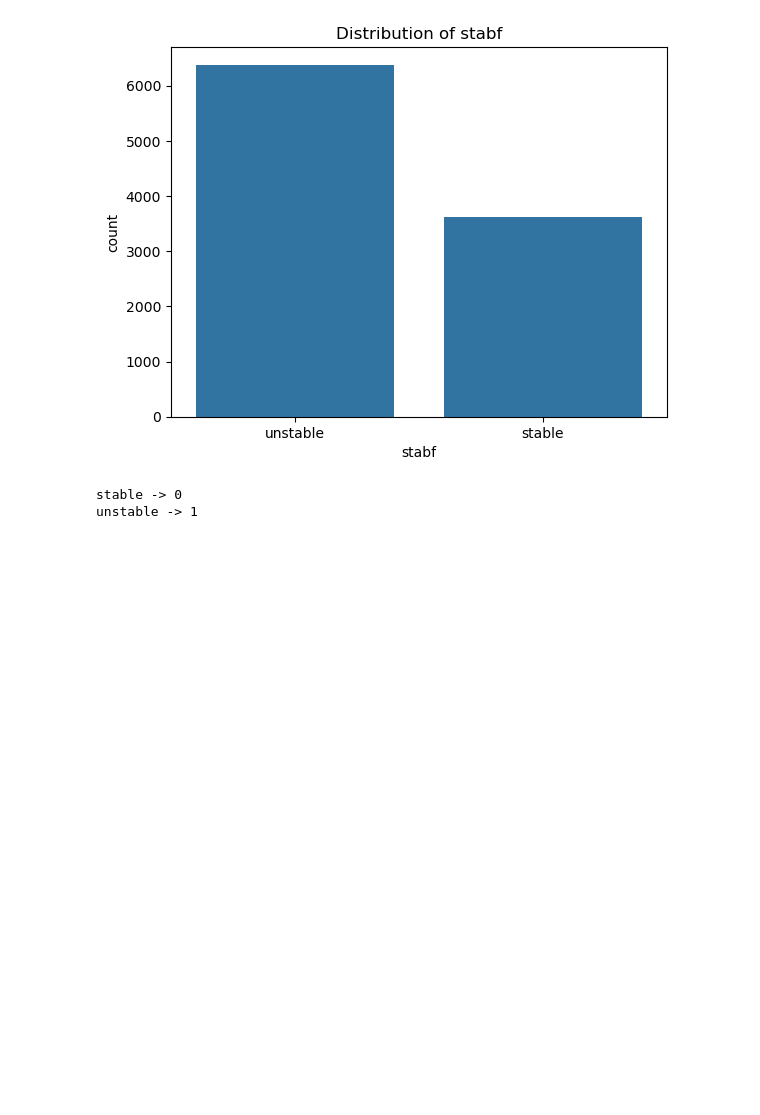
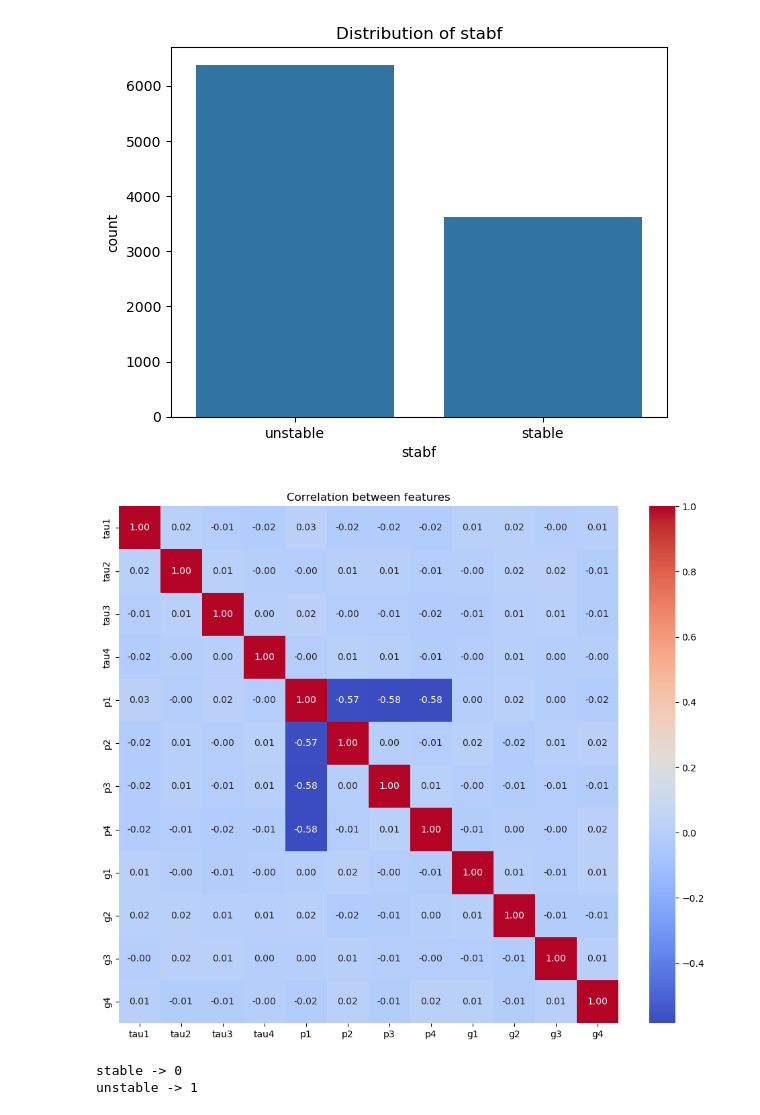
Before and after one commit to anj1704/Electrical-Grid-Stability-Simulated-Data-Analysis, a Jupyter notebook: processing.ipynb, the cells around one changed output. Saved outputs shown, nothing was run; the diff lists cells and outputs as text; code cells hidden in the pictures; blank space fills up the shorter version.

Commit message:
Add: Heatmap for feature correlation

```diff
--- a/processing.ipynb
+++ b/processing.ipynb
@@ -177,6 +177,16 @@ plt.title('Distribution of stabf')
 plt.show()
 # %% [output]
 [figure]
+# %%
+# Heatmap for correlation between features
+
+corr = X.corr()
+plt.figure(figsize=(12, 10))
+sns.heatmap(corr, cmap='coolwarm', annot=True, fmt=".2f")
+plt.title('Correlation between features')
+plt.show()
+# %% [output]
+[figure, added]
 # %%
 # Splitting the data into features and target - separate targets for classification and regression
 
```
Also changed, not shown: parts of 1 cell of this notebook.
